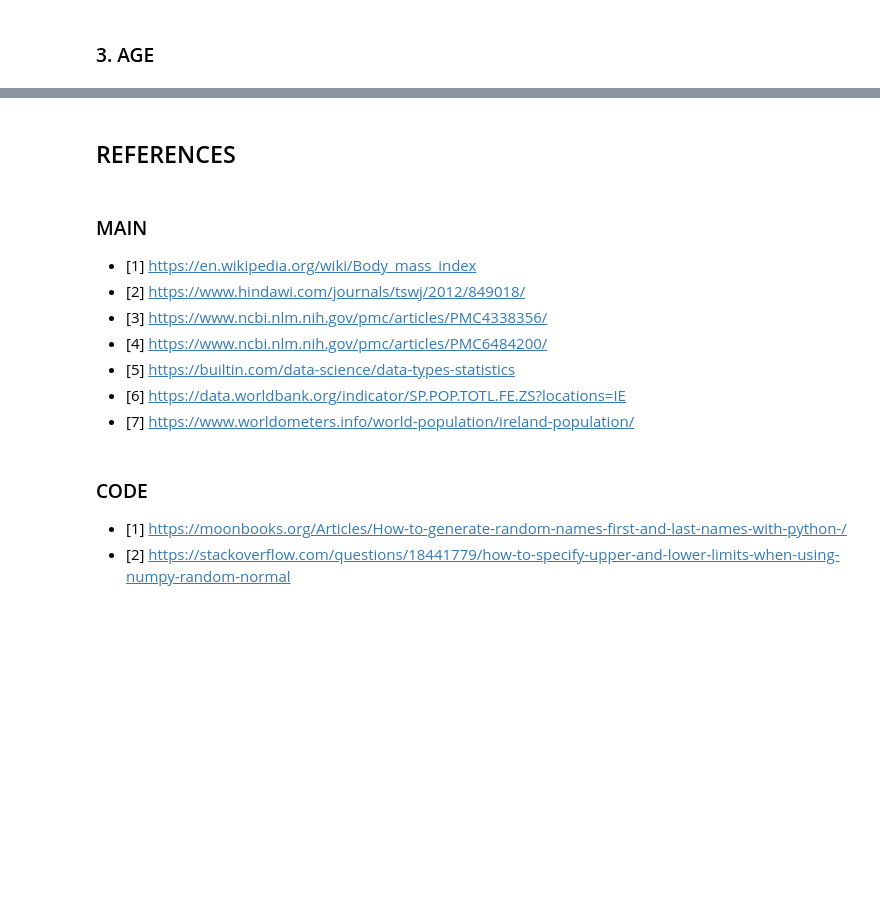
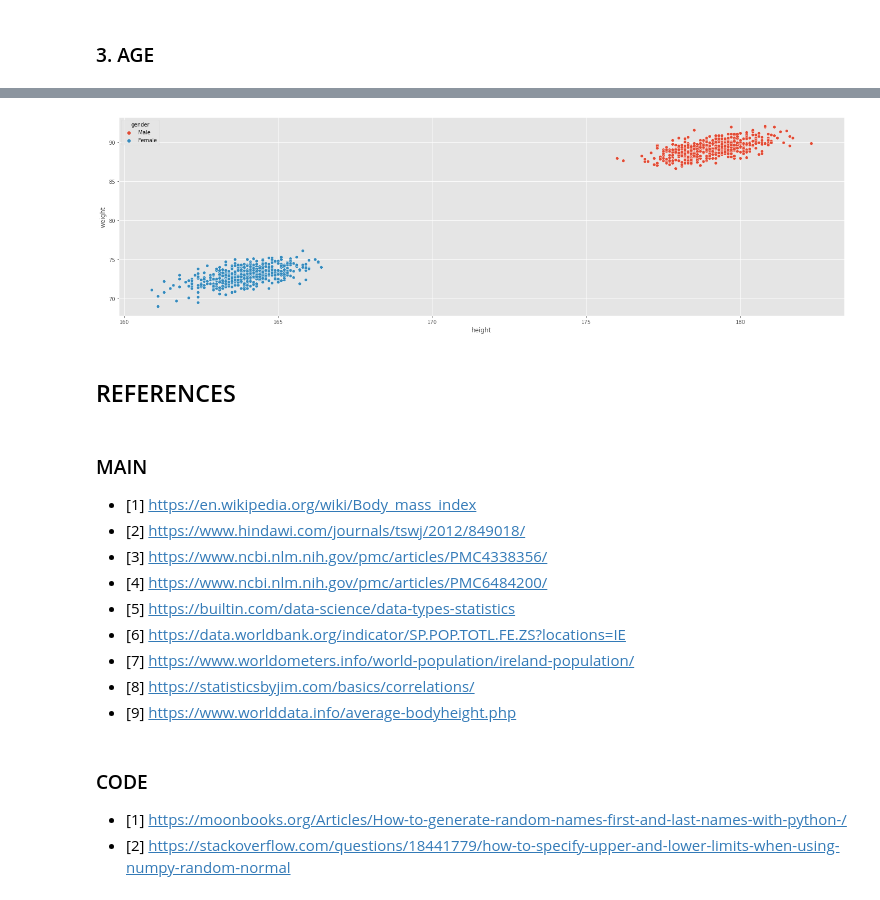
Before and after one commit to AnteDujic/Programming-for-Data-Analysis_project, a Jupyter notebook: bmi_ireland.ipynb, the cells around one changed output, grey strips where cells are left out. Saved outputs shown, nothing was run; the diff lists cells and outputs as text; code cells hidden in the pictures; blank space fills up the shorter version.

Commit message:
Height and weight - ver1

```diff
--- a/bmi_ireland.ipynb
+++ b/bmi_ireland.ipynb
@@ -92,0 +121,24 @@ age
+# %%
+# Defining a function.
+def applyFunc(s):
+    if s == "Male": # If male.
+        # Create an array of height and weight.
+        m_means = [179, 89.2] # mean for height and weight.
+        m_corr = np.array([[1, 0.5], [0.6,1]])
+        m_data = rng.multivariate_normal(m_means, m_corr)
+        m_data = m_data.round(1)
+        return m_data[0], m_data[1]
+    if s == "Female": # If female.
+        f_means = [164, 73.1]
+        f_corr = np.array([[1, 0.6], [0.6, 1]])
+        f_data = rng.multivariate_normal(f_means, f_corr)
+        f_data = f_data.round(1)
+        return f_data[0], f_data[1]
+
+# Create an array based on gender
+height_weight = df["gender"].apply(applyFunc)
+# Assign array elements
+df["height"]= height_weight.str[0]
+df["weight"]= height_weight.str[1]
+# Current dataset
+df.head()
@@ -93,3 +152,8 @@ age
+# %%
+sns.scatterplot (x = df["height"], y = df["weight"], hue = df["gender"])
+plt.show()
+# %% [output]
+[figure, added]
 # %% [markdown]
 ## REFERENCES
 # %% [markdown]
@@ -102,6 +166,8 @@ age
 - [5] https://builtin.com/data-science/data-types-statistics
 - [6] https://data.worldbank.org/indicator/SP.POP.TOTL.FE.ZS?locations=IE
 - [7] https://www.worldometers.info/world-population/ireland-population/
+- [8] https://statisticsbyjim.com/basics/correlations/
+- [9] https://www.worlddata.info/average-bodyheight.php
 # %% [markdown]
 ### CODE
 
```
Also changed, not shown: parts of 10 cells of this notebook.
